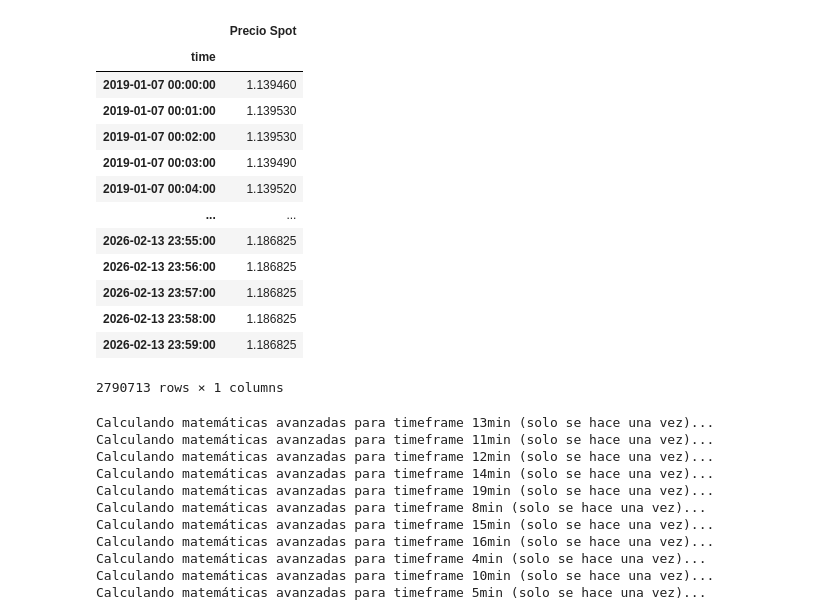
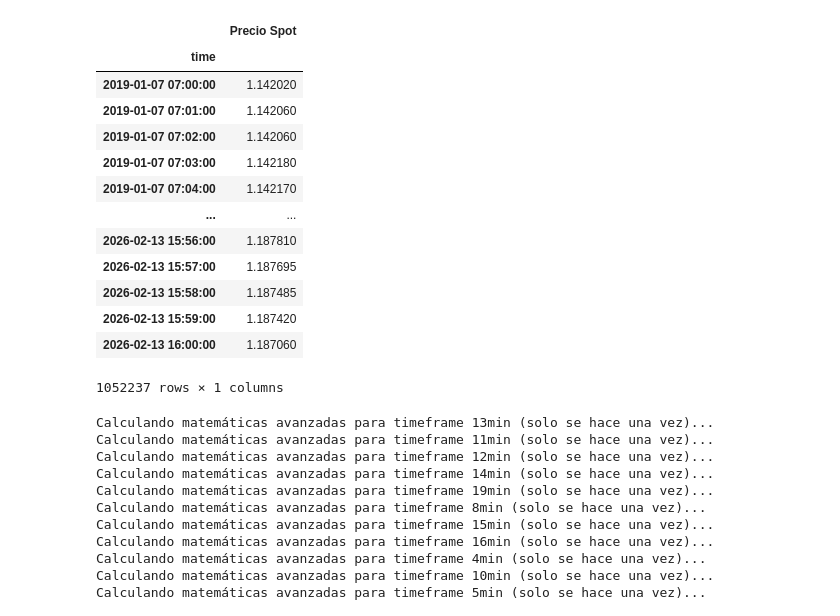
Before and after one commit to Angel-Arevalo/optimal-moving-average, a Jupyter notebook: Hallar ma estables.ipynb, the cells around one changed output. Saved outputs shown, nothing was run; the diff lists cells and outputs as text; code cells hidden in the pictures.

```diff
--- a/Hallar ma estables.ipynb
+++ b/Hallar ma estables.ipynb
@@ -1,35 +1,36 @@
 # %%
 # lectura de los datos
 
 import pandas as pd
 import read_data
 
 # Suponiendo que el activo tiene ese nombre
 # solo es remplazar por el nombre que se tenga
 # solo se acepta archivos .parquet y .csv
 nombre_activo: str = "EURUSD_2019-2025.parquet"
 data: pd.DataFrame = pd.read_parquet(f"Data/{nombre_activo}")
 
 primer_lunes = data[data.index.dayofweek == 0].index[0]
 ultimo_viernes = data[data.index.dayofweek == 4].index[-1]
 
 data = data.loc[primer_lunes: ultimo_viernes]
+data = data.between_time('07:00', '16:00')
 data
 # %% [output]
 |  | Precio Spot |
 | time |  |
-| 2019-01-07 00:00:00 | 1.139460 |
-| 2019-01-07 00:01:00 | 1.139530 |
-| 2019-01-07 00:02:00 | 1.139530 |
-| 2019-01-07 00:03:00 | 1.139490 |
-| 2019-01-07 00:04:00 | 1.139520 |
+| 2019-01-07 07:00:00 | 1.142020 |
+| 2019-01-07 07:01:00 | 1.142060 |
+| 2019-01-07 07:02:00 | 1.142060 |
+| 2019-01-07 07:03:00 | 1.142180 |
+| 2019-01-07 07:04:00 | 1.142170 |
 | ... | ... |
-| 2026-02-13 23:55:00 | 1.186825 |
-| 2026-02-13 23:56:00 | 1.186825 |
-| 2026-02-13 23:57:00 | 1.186825 |
-| 2026-02-13 23:58:00 | 1.186825 |
-| 2026-02-13 23:59:00 | 1.186825 |
+| 2026-02-13 15:56:00 | 1.187810 |
+| 2026-02-13 15:57:00 | 1.187695 |
+| 2026-02-13 15:58:00 | 1.187485 |
+| 2026-02-13 15:59:00 | 1.187420 |
+| 2026-02-13 16:00:00 | 1.187060 |
-2790713 rows × 1 columns
+1052237 rows × 1 columns
 # %%
 import numpy as np
 import pandas as pd
```
Also changed, not shown: parts of 7 cells of this notebook, 3 other files.
